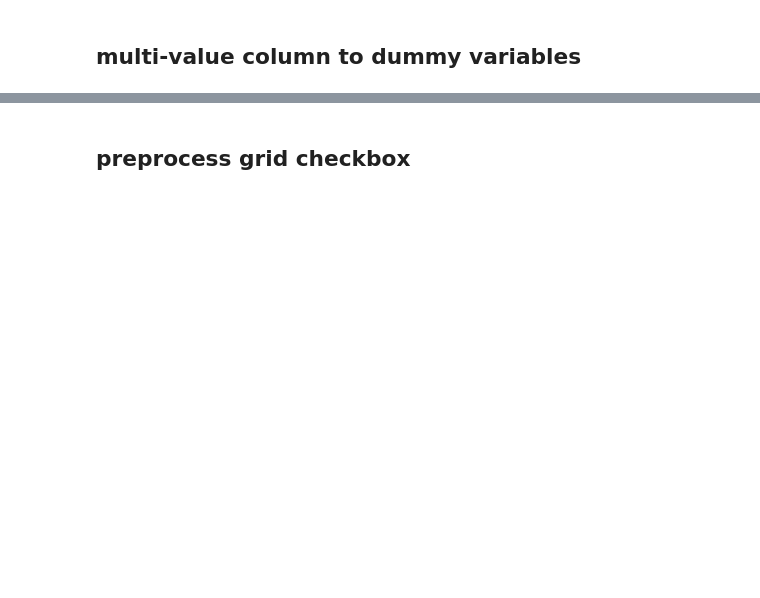
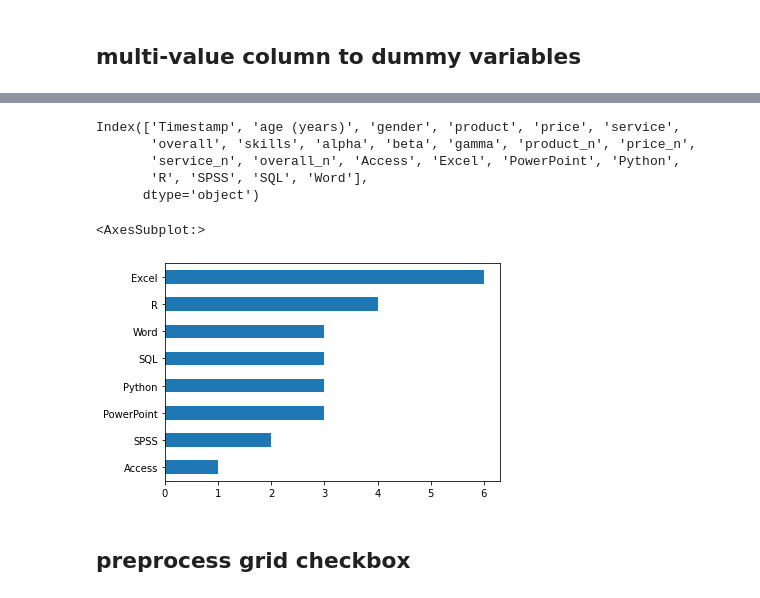
Before and after one commit to prasertcbs/pandas, a Jupyter notebook: pandas_preprocess_google_form_data.ipynb, the cells around one changed output, grey strips where cells are left out. Saved outputs shown, nothing was run; the diff lists cells and outputs as text; code cells hidden in the pictures; blank space fills up the shorter version.

```diff
--- a/pandas_preprocess_google_form_data.ipynb
+++ b/pandas_preprocess_google_form_data.ipynb
@@ -201,4 +240,17 @@ df.loc[:, ['Excel', 'SQL', 'Python']].sum(axis=1)
 dtype: int64
+# %%
+df.columns
+# %% [output]
+Index(['Timestamp', 'age (years)', 'gender', 'product', 'price', 'service',
+       'overall', 'skills', 'alpha', 'beta', 'gamma', 'product_n', 'price_n',
+       'service_n', 'overall_n', 'Access', 'Excel', 'PowerPoint', 'Python',
+       'R', 'SPSS', 'SQL', 'Word'],
+      dtype='object')
+# %%
+df.loc[:, 'Access':'Word'].sum().sort_values().plot(kind='barh')
+# %% [output]
+<AxesSubplot:>
+[figure, added]
 # %% [markdown]
 ## preprocess grid checkbox
 # %%
```
Also changed, not shown: parts of 25 cells of this notebook.
